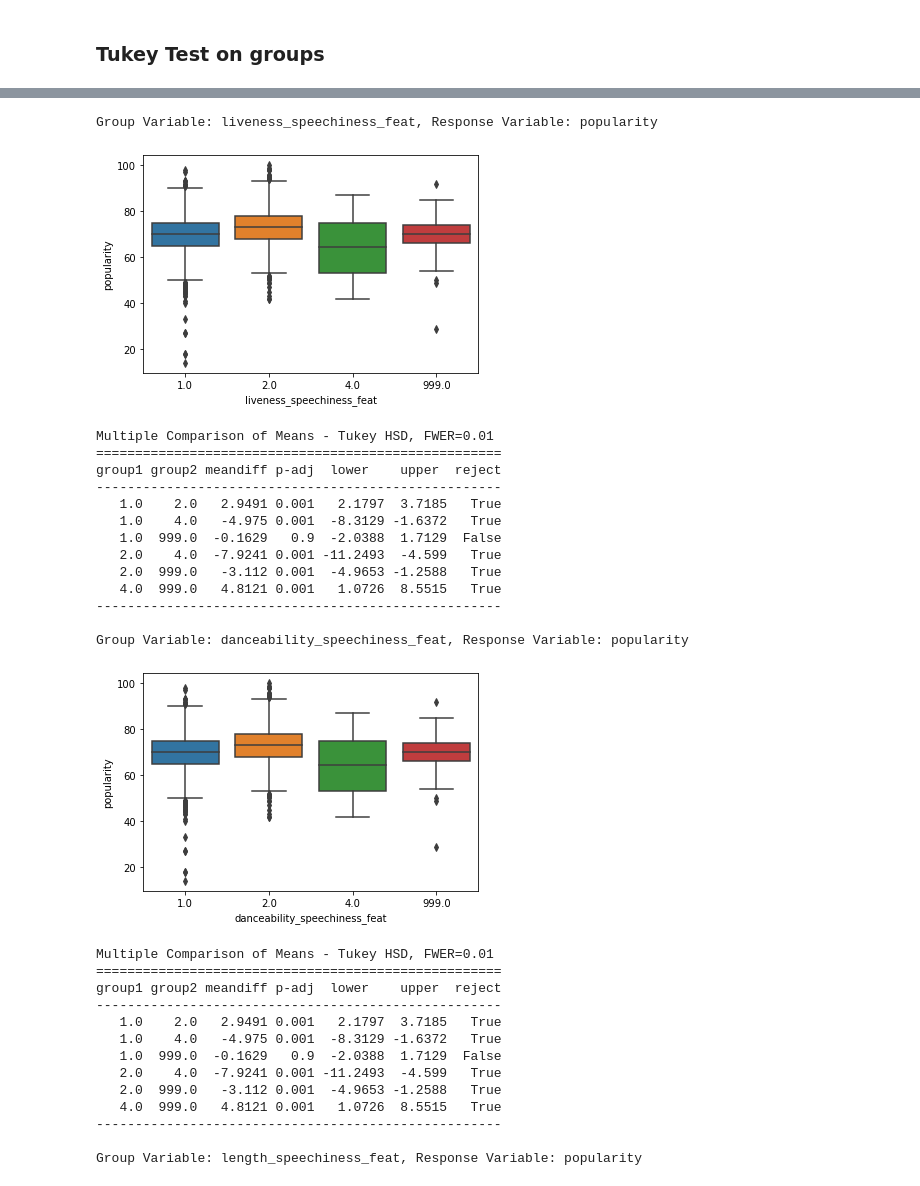
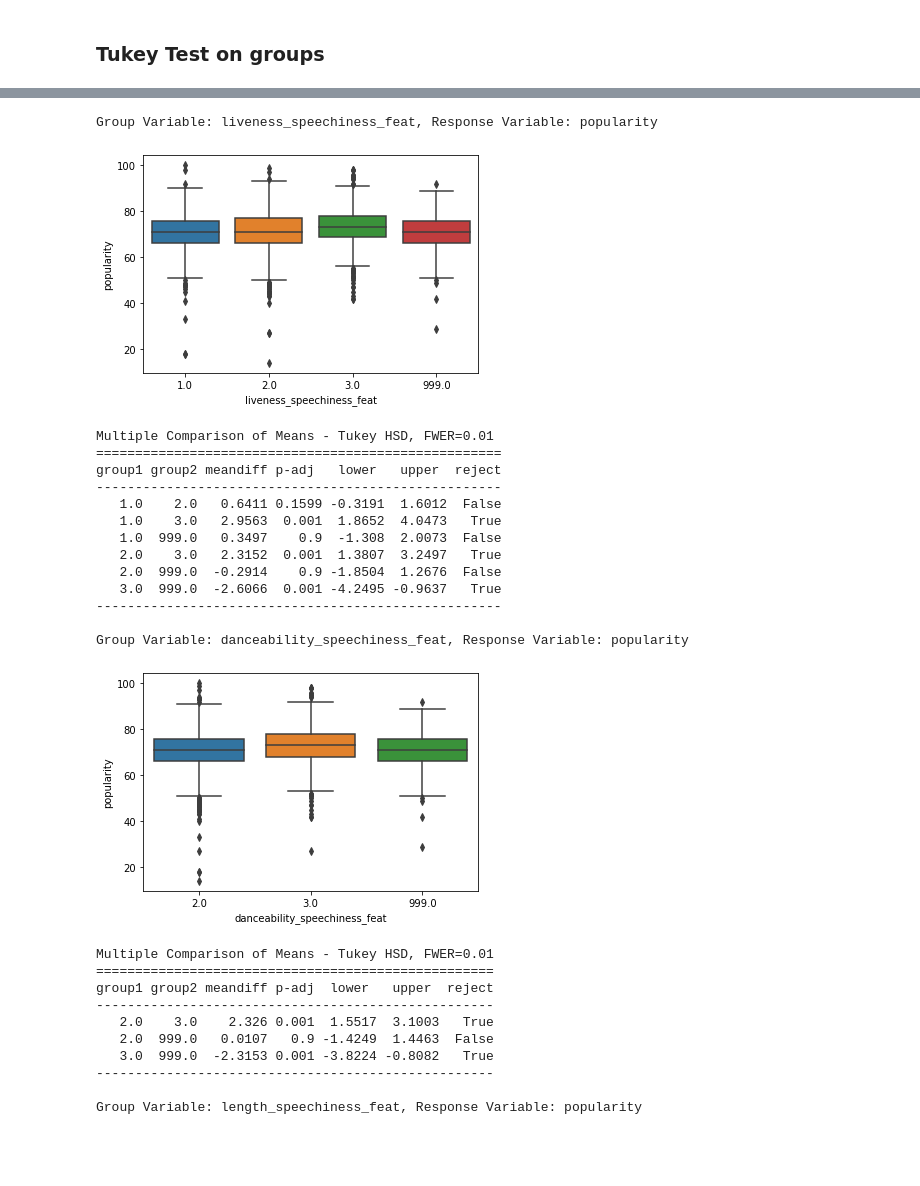
Before and after one commit to trantrikien239/isye6414_group_project, a Jupyter notebook: ashish/b2.artist_spatial_analysis.ipynb, the cells around one changed output, grey strips where cells are left out. Saved outputs shown, nothing was run; the diff lists cells and outputs as text; code cells hidden in the pictures; blank space fills up the shorter version.

```diff
--- a/ashish/b2.artist_spatial_analysis.ipynb
+++ b/ashish/b2.artist_spatial_analysis.ipynb
@@ -91,5 +98,6 @@ arist_grp["popularity_mean"].hist()
 # %%
 arist_grp["popularity_mean_bucket"] = np.where(arist_grp["popularity_mean"]<=60,"a.<=60",\
-                                       np.where(arist_grp["popularity_mean"]<=70,"b.<=70",\
-                                               np.where(arist_grp["popularity_mean"]<=75,"c.<=75",\
-                                                        np.where(arist_grp["popularity_mean"]<=80,"d.<=80","e.>80"))))
+                                       np.where(arist_grp["popularity_mean"]<=68,"b1.<=68",\
+                                                np.where(arist_grp["popularity_mean"]<=72,"b2.<=72",\
+                                               np.where(arist_grp["popularity_mean"]<=76,"c.<=76",\
+                                                        np.where(arist_grp["popularity_mean"]<=80,"d.<=80","e.>80")))))
@@ -105,5 +129,5 @@ arist_grp["popularity_mean_bucket"] = np.where(arist_grp["popularity_mean"]<=60,
 # %%
 #remove artists with only 1 song in data
-artist_subset = arist_grp.loc[arist_grp["length_count"]>1]
+artist_subset = arist_grp.loc[arist_grp["length_count"]>3]
 arist_grp.shape,artist_subset.shape
 # %% [output]
@@ -351,0 +426,30 @@ See the caveats in the documentation: https://pandas.pydata.org/pandas-docs/stab
+# %%
+x1,x2 = ("length_mean", "tempo_mean")
+X=artist_subset[[x1,x2]]
+y=artist_subset["popularity_mean_bucket"]
+
+class_names=list(artist_subset["popularity_mean_bucket"].unique())
+y = y.map({n: i for i, n in enumerate(class_names)})
+
+dt = DecisionTreeClassifier(max_depth=2)
+dt.fit(X, y)
+
+ctreeviz_bivar(dt, X, y, feature_names = [x1,x2],
+                    class_names=class_names,
+                    target_name='popularity_mean_bucket')
+# plt.tight_layout()
+plt.show()
+
+viz = dtreeviz(dt, X, y,
+                target_name="popularity_mean_bucket",
+                feature_names=[x1,x2],
+                class_names=class_names)
+
+viz
+
+text_representation = tree.export_text(dt)
+print(text_representation)
+
+print(np.unique(dt.predict(X)))
+
+artist_subset["length_tempo_feat"] = dt.predict(X)
@@ -354,7 +477,8 @@ See the caveats in the documentation: https://pandas.pydata.org/pandas-docs/stab
 # %%
 from statsmodels.stats.multicomp import pairwise_tukeyhsd
 # %%
-feats = ["liveness_speechiness_feat","danceability_speechiness_feat","length_speechiness_feat"]
+feats = ["liveness_speechiness_feat","danceability_speechiness_feat",\
+         "length_speechiness_feat","instrumentalness_time_signature_feat","length_tempo_feat"]
 # %%
 joined = df_org.merge(artist_subset[feats].reset_index(),left_on= ["artist"],\
                       right_on=["artist"],how="left",suffixes=("","_artist"))
@@ -391,37 +512,34 @@ def ad_tukey(grp="",reponse=""):
     print (tukey)
 # %%
 response = "popularity"
-for grp in ["liveness_speechiness_feat","danceability_speechiness_feat","length_speechiness_feat"]:
+for grp in feats:
     print (f"Group Variable: {grp}, Response Variable: {response}")
     ad_tukey(grp,response)
     print()
 # %% [output]
 Group Variable: liveness_speechiness_feat, Response Variable: popularity
-[figure, old version]
+[figure, new version]
 Multiple Comparison of Means - Tukey HSD, FWER=0.01
 ====================================================
-group1 group2 meandiff p-adj  lower    upper  reject
+group1 group2 meandiff p-adj   lower   upper  reject
 ----------------------------------------------------
-   1.0    2.0   2.9491 0.001   2.1797  3.7185   True
-   1.0    4.0   -4.975 0.001  -8.3129 -1.6372   True
-   1.0  999.0  -0.1629   0.9  -2.0388  1.7129  False
-   2.0    4.0  -7.9241 0.001 -11.2493  -4.599   True
-   2.0  999.0   -3.112 0.001  -4.9653 -1.2588   True
-   4.0  999.0   4.8121 0.001   1.0726  8.5515   True
+   1.0    2.0   0.6411 0.1599 -0.3191  1.6012  False
+   1.0    3.0   2.9563  0.001  1.8652  4.0473   True
+   1.0  999.0   0.3497    0.9  -1.308  2.0073  False
+   2.0    3.0   2.3152  0.001  1.3807  3.2497   True
+   2.0  999.0  -0.2914    0.9 -1.8504  1.2676  False
+   3.0  999.0  -2.6066  0.001 -4.2495 -0.9637   True
 ----------------------------------------------------
 
 Group Variable: danceability_speechiness_feat, Response Variable: popularity
-[figure, old version]
+[figure, new version]
 Multiple Comparison of Means - Tukey HSD, FWER=0.01
-====================================================
-group1 group2 meandiff p-adj  lower    upper  reject
-----------------------------------------------------
-   1.0    2.0   2.9491 0.001   2.1797  3.7185   True
-   1.0    4.0   -4.975 0.001  -8.3129 -1.6372   True
-   1.0  999.0  -0.1629   0.9  -2.0388  1.7129  False
-   2.0    4.0  -7.9241 0.001 -11.2493  -4.599   True
-   2.0  999.0   -3.112 0.001  -4.9653 -1.2588   True
-   4.0  999.0   4.8121 0.001   1.0726  8.5515   True
-----------------------------------------------------
+===================================================
+group1 group2 meandiff p-adj  lower   upper  reject
+---------------------------------------------------
+   2.0    3.0    2.326 0.001  1.5517  3.1003   True
+   2.0  999.0   0.0107   0.9 -1.4249  1.4463  False
+   3.0  999.0  -2.3153 0.001 -3.8224 -0.8082   True
+---------------------------------------------------
 
 Group Variable: length_speechiness_feat, Response Variable: popularity
```
Also changed, not shown: parts of 20 cells of this notebook.
